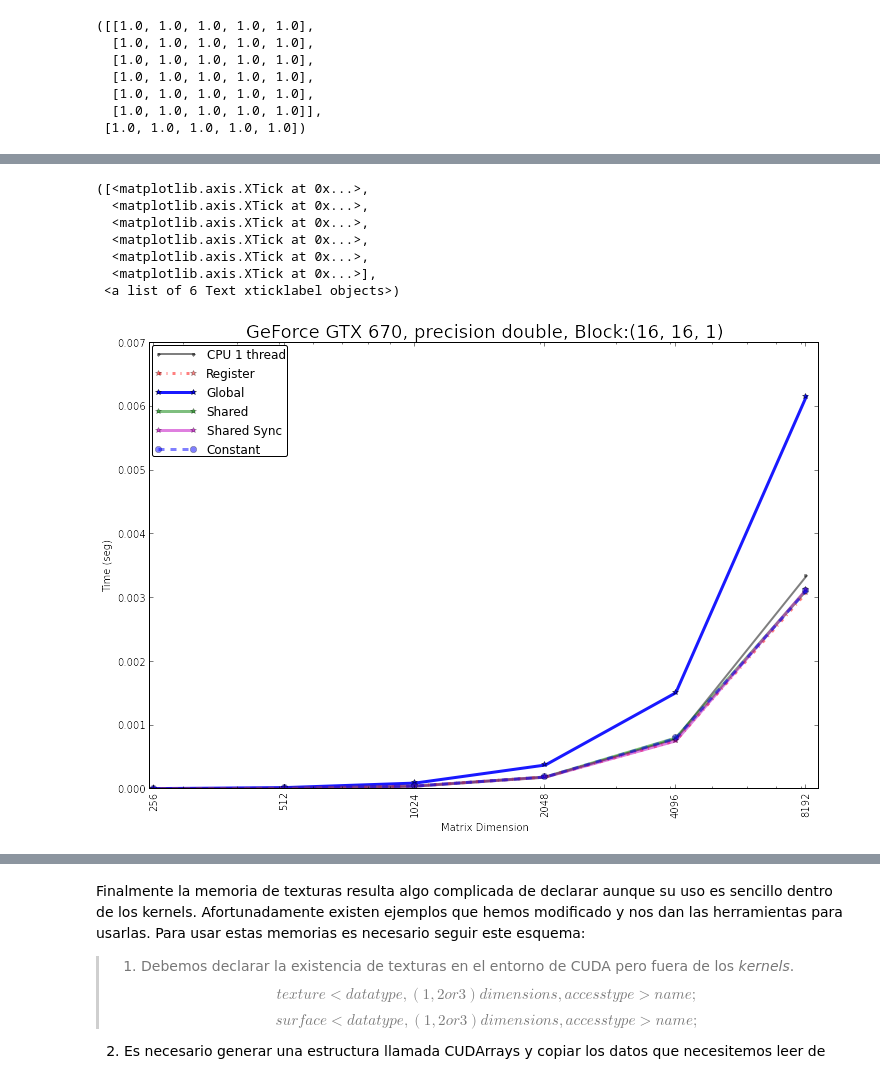
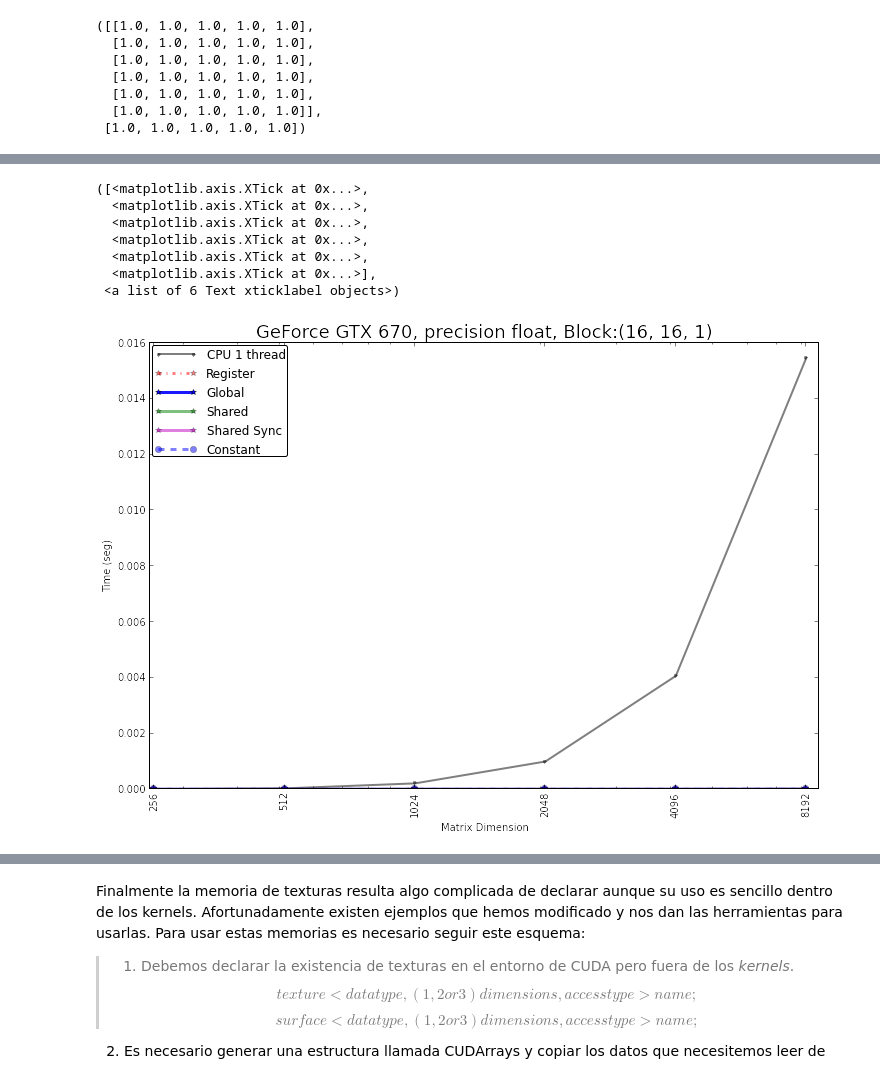
Before and after one commit to zamorays/miniCursoPycuda, a Jupyter notebook: Sesion5_MemoriasCUDA.ipynb, the cells around one changed output, grey strips where cells are left out. Saved outputs shown, nothing was run; the diff lists cells and outputs as text; code cells hidden in the pictures.

```diff
--- a/Sesion5_MemoriasCUDA.ipynb
+++ b/Sesion5_MemoriasCUDA.ipynb
@@ -162,6 +168,6 @@ A[tid] = cMem; // Constant memory lecture and Global Memory write
 # %%
-#preCPU, presGPU = np.float32, 'float'
-presCPU, presGPU = np.float64, 'double'
+presCPU, presGPU = np.float32, 'float'
+#presCPU, presGPU = np.float64, 'double'
 # %%
 def optKernels(kFile,pres='float',subBlGr = False, cuB=(1,1,1), cuG=(1,1,1)):
     kFile = kFile.replace('cuPres', pres)
@@ -225,7 +231,7 @@ Evaluemos la velocidad de las distintas implementaciones
 # %%
 from time import time
 # %%
-nLoop = 100
+nLoop = 10
 timeReg = []
 timeGlo = []
 timeSha = []
@@ -378,23 +380,23 @@ plt.xticks([2**i for i in range(8,14)], [2**i for i in range(8,14)], rotation='v
 # %%
 plt.figure(1,figsize=(12,8),dpi=200)
 plt.title('{0}, precision {1}, Block:{2}'.format(device.name(),presGPU,cuBlock),size=18)
 plt.semilogx([2**i for i in range(8,14)],timeCPU,'.-',color=(0,0,0),label='CPU 1 thread',linewidth=2.0,alpha=0.5)
-plt.semilogx([2**i for i in range(8,14)],timeReg,'r-.*',label='Register',linewidth=3.0,alpha=0.5)
-plt.semilogx([2**i for i in range(8,14)],timeGlo,'b-*',label='Global',linewidth=3.0,alpha=0.9)
-plt.semilogx([2**i for i in range(8,14)],timeSha,'g-*',label='Shared',linewidth=3.0,alpha=0.5)
-plt.semilogx([2**i for i in range(8,14)],timeShaSy,'m-*',label='Shared Sync',linewidth=3.0,alpha=0.5)
-plt.semilogx([2**i for i in range(8,14)],timeCons,'b--o',label='Constant',linewidth=3.0,alpha=0.5)
+plt.semilogx([2**i for i in range(8,14)],1e-3*np.array(timeReg),'r-.*',label='Register',linewidth=3.0,alpha=0.5)
+plt.semilogx([2**i for i in range(8,14)],1e-3*np.array(timeGlo),'b-*',label='Global',linewidth=3.0,alpha=0.9)
+plt.semilogx([2**i for i in range(8,14)],1e-3*np.array(timeSha),'g-*',label='Shared',linewidth=3.0,alpha=0.5)
+plt.semilogx([2**i for i in range(8,14)],1e-3*np.array(timeShaSy),'m-*',label='Shared Sync',linewidth=3.0,alpha=0.5)
+plt.semilogx([2**i for i in range(8,14)],1e-3*np.array(timeCons),'b--o',label='Constant',linewidth=3.0,alpha=0.5)
 plt.ylabel('Time (seg)')
 plt.xlabel('Matrix Dimension')
 plt.xlim(xmin=250,xmax=2**13.1)
 plt.legend(loc=2,labelspacing=0.5,fancybox=True, handlelength=3.5, borderaxespad=0.25, borderpad=0.25)
 plt.xticks([2**i for i in range(8,14)], [2**i for i in range(8,14)], rotation='vertical')
 # %% [output]
 ([<matplotlib.axis.XTick at 0x...>,
   <matplotlib.axis.XTick at 0x...>,
   <matplotlib.axis.XTick at 0x...>,
   <matplotlib.axis.XTick at 0x...>,
   <matplotlib.axis.XTick at 0x...>,
   <matplotlib.axis.XTick at 0x...>],
  <a list of 6 Text xticklabel objects>)
-[figure, old version]
+[figure, new version]
```
Also changed, not shown: parts of 47 cells of this notebook, 13 other files.
